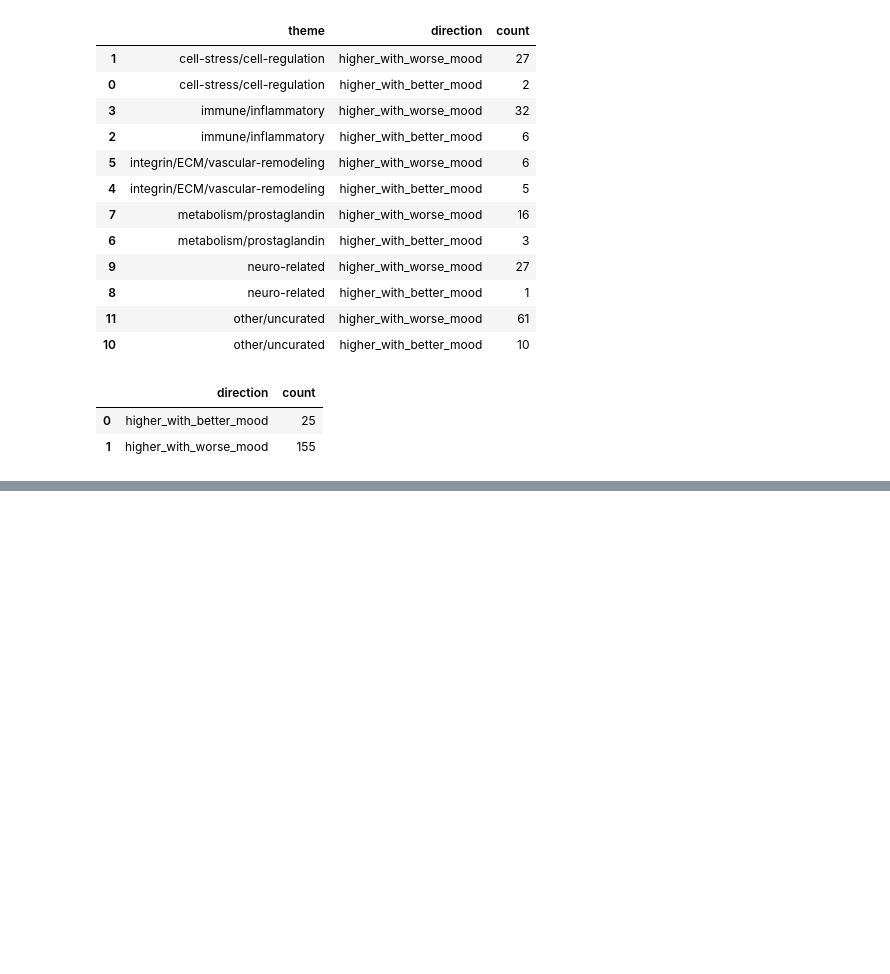
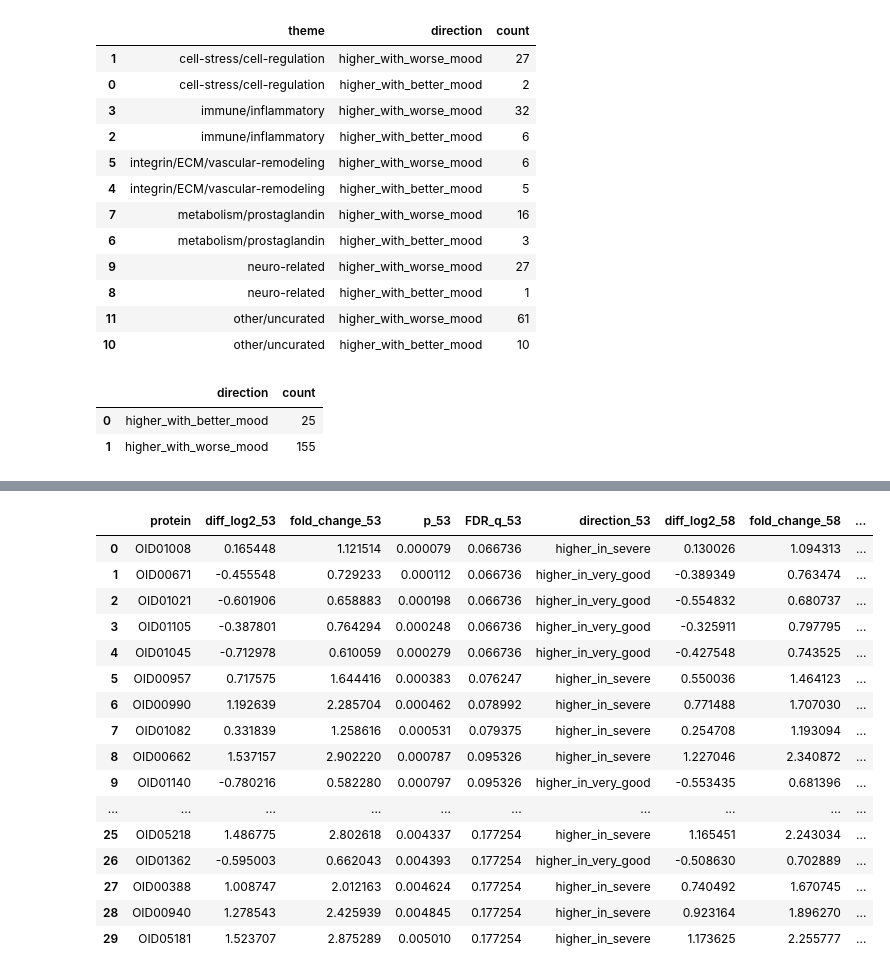
Before and after one commit to M7office/Stroke, a Jupyter notebook: plasma proteomic.ipynb, the cells around one changed output, grey strips where cells are left out. Saved outputs shown, nothing was run; the diff lists cells and outputs as text; code cells hidden in the pictures; blank space fills up the shorter version.

```diff
--- a/plasma proteomic.ipynb
+++ b/plasma proteomic.ipynb
@@ -2573,0 +3412,86 @@ theme_summary_final.to_csv(
+# %%
+# Save overlapping stable proteins
+overlap_df = pd.DataFrame({"protein": sorted(list(overlap))})
+
+# Add direction and statistics from both analyses
+overlap_53 = extreme_53_results[
+    extreme_53_results["protein"].isin(overlap)
+].copy()
+
+overlap_58 = extreme_58_results[
+    extreme_58_results["protein"].isin(overlap)
+].copy()
+
+overlap_compare = overlap_53[
+    [
+        "protein",
+        "diff_log2_severe_minus_very_good",
+        "fold_change_severe_vs_very_good",
+        "welch_p",
+        "FDR_q_welch",
+        "direction"
+    ]
+].rename(columns={
+    "diff_log2_severe_minus_very_good": "diff_log2_53",
+    "fold_change_severe_vs_very_good": "fold_change_53",
+    "welch_p": "p_53",
+    "FDR_q_welch": "FDR_q_53",
+    "direction": "direction_53"
+}).merge(
+    overlap_58[
+        [
+            "protein",
+            "diff_log2_severe_minus_very_good",
+            "fold_change_severe_vs_very_good",
+            "welch_p",
+            "FDR_q_welch",
+            "direction"
+        ]
+    ].rename(columns={
+        "diff_log2_severe_minus_very_good": "diff_log2_58",
+        "fold_change_severe_vs_very_good": "fold_change_58",
+        "welch_p": "p_58",
+        "FDR_q_welch": "FDR_q_58",
+        "direction": "direction_58"
+    }),
+    on="protein",
+    how="inner"
+)
+
+# Keep proteins with same direction under both thresholds
+overlap_compare["same_direction"] = (
+    overlap_compare["direction_53"] == overlap_compare["direction_58"]
+)
+
+stable_overlap = overlap_compare[
+    overlap_compare["same_direction"]
+].copy()
+
+stable_overlap = stable_overlap.sort_values("p_53")
+
+display(stable_overlap.head(30))
+
+stable_overlap.to_csv(
+    "strokecog_stable_extreme_group_proteins_overlap_53_58.csv",
+    index=False
+)
+
+print("Stable overlapping proteins with same direction:", stable_overlap.shape[0])
+# %% [output]
+|  | protein | diff_log2_53 | fold_change_53 | p_53 | FDR_q_53 | direction_53 | diff_log2_58 | fold_change_58 | ... |
+| 0 | OID01008 | 0.165448 | 1.121514 | 0.000079 | 0.066736 | higher_in_severe | 0.130026 | 1.094313 | ... |
+| 1 | OID00671 | -0.455548 | 0.729233 | 0.000112 | 0.066736 | higher_in_very_good | -0.389349 | 0.763474 | ... |
+| 2 | OID01021 | -0.601906 | 0.658883 | 0.000198 | 0.066736 | higher_in_very_good | -0.554832 | 0.680737 | ... |
+| 3 | OID01105 | -0.387801 | 0.764294 | 0.000248 | 0.066736 | higher_in_very_good | -0.325911 | 0.797795 | ... |
+| 4 | OID01045 | -0.712978 | 0.610059 | 0.000279 | 0.066736 | higher_in_very_good | -0.427548 | 0.743525 | ... |
+| 5 | OID00957 | 0.717575 | 1.644416 | 0.000383 | 0.076247 | higher_in_severe | 0.550036 | 1.464123 | ... |
+| 6 | OID00990 | 1.192639 | 2.285704 | 0.000462 | 0.078992 | higher_in_severe | 0.771488 | 1.707030 | ... |
+| 7 | OID01082 | 0.331839 | 1.258616 | 0.000531 | 0.079375 | higher_in_severe | 0.254708 | 1.193094 | ... |
+| 8 | OID00662 | 1.537157 | 2.902220 | 0.000787 | 0.095326 | higher_in_severe | 1.227046 | 2.340872 | ... |
+| 9 | OID01140 | -0.780216 | 0.582280 | 0.000797 | 0.095326 | higher_in_very_good | -0.553435 | 0.681396 | ... |
+| ... | ... | ... | ... | ... | ... | ... | ... | ... | ... |
+| 25 | OID05218 | 1.486775 | 2.802618 | 0.004337 | 0.177254 | higher_in_severe | 1.165451 | 2.243034 | ... |
+| 26 | OID01362 | -0.595003 | 0.662043 | 0.004393 | 0.177254 | higher_in_very_good | -0.508630 | 0.702889 | ... |
+| 27 | OID00388 | 1.008747 | 2.012163 | 0.004624 | 0.177254 | higher_in_severe | 0.740492 | 1.670745 | ... |
+| 28 | OID00940 | 1.278543 | 2.425939 | 0.004845 | 0.177254 | higher_in_severe | 0.923164 | 1.896270 | ... |
+| 29 | OID05181 | 1.523707 | 2.875289 | 0.005010 | 0.177254 | higher_in_severe | 1.173625 | 2.255777 | ... |
```
Also changed, not shown: parts of 13 cells of this notebook.
